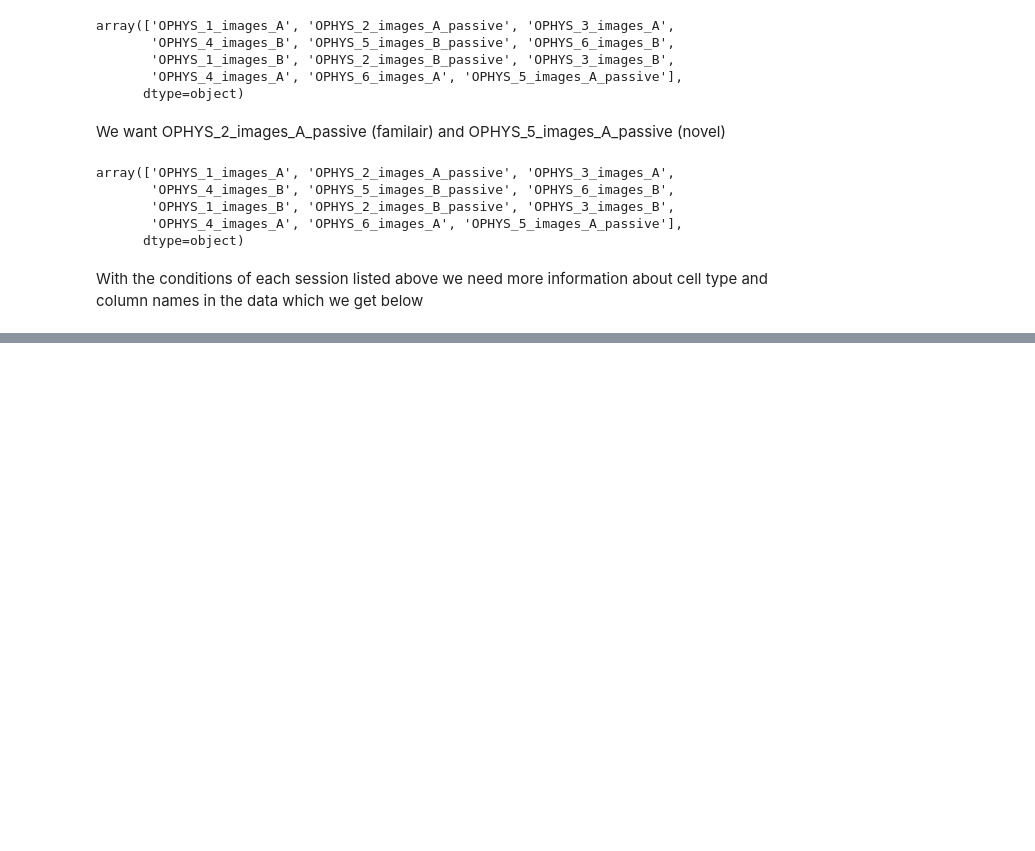
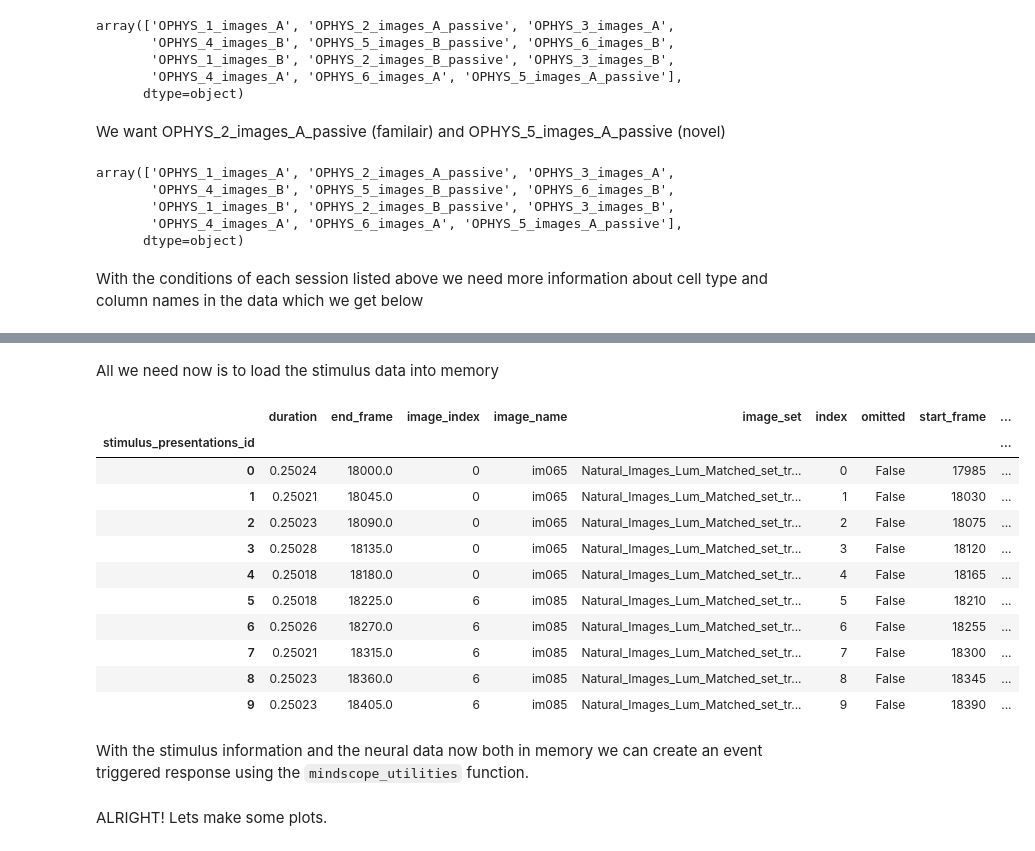
Before and after one commit to michellemtf/NeuromatchProject, a Jupyter notebook: DataForPlasticityProject.ipynb, the cells around one changed output, grey strips where cells are left out. Cells and saved outputs as stored; diff of their text form; code cells hidden in the pictures; blank space fills up the shorter version.

```diff
--- a/DataForPlasticityProject.ipynb
+++ b/DataForPlasticityProject.ipynb
@@ -86,6 +78,6 @@ contains metadata describing imaging experiments (aka imaging planes). When meso
 
 **We show all three tables below**
 # %%
-session_table = cache.get_ophys_session_table()
-experiment_table = cache.get_ophys_experiment_table()
+ophys_session_table = cache.get_ophys_session_table()
+ophys_experiment_table = cache.get_ophys_experiment_table()
 # %% [markdown]
@@ -268,0 +146,18 @@ NOTE TO SELF we have loaded the data, the stimulus info and have the cell ids we
+# %%
+# Active vs passive
+ind_passive = (ophys_experiment_table.session_type.str.contains(session_type['familiar_pasive'][0]) |
+               ophys_experiment_table.session_type.str.contains(session_type['novel_pasive'][0])    |
+               ophys_experiment_table.session_type.str.contains(session_type['novel_pasive'][1]))
+ind_passive[ind_passive==False] = 'active'
+ind_passive[ind_passive==True]  = 'pasive'
+ophys_experiment_table['behavior_condition'] = ind_passive
+
+# Familiar vs novel
+fam = session_type['familiar_active'] + session_type['familiar_pasive']
+
+i_fam = pd.Series([False]*ophys_experiment_table.shape[0])
+for f in fam:
+  i_fam = (i_fam | ophys_experiment_table.session_type.str.contains(f))
+i_fam[i_fam==True]  = 'familiar'
+i_fam[i_fam==False] = 'novel'
+ophys_experiment_table['experimental_condition'] = i_fam
@@ -268,0 +192,6 @@ NOTE TO SELF we have loaded the data, the stimulus info and have the cell ids we
+# %%
+ exper_famil = ophys_experiment_table.query('cre_line == "Vip-IRES-Cre" and behavior_condition == "active" and experimental_condition == "familiar" and ophys_container_id == @id_contain')
+ exper_novel = ophys_experiment_table.query('cre_line == "Vip-IRES-Cre" and behavior_condition == "active" and experimental_condition == "novel" and ophys_container_id == @id_contain')
+
+ exper_famil.head()
+#  exper_novel.head()
@@ -268,0 +302,23 @@ NOTE TO SELF we have loaded the data, the stimulus info and have the cell ids we
+# %% [markdown]
+All we need now is to load the stimulus data into memory
+# %%
+fam_stimulus_table = fam_experiment.stimulus_presentations
+nov_stimulus_table = nov_experiment.stimulus_presentations
+
+fam_stimulus_table.head(10)
+# nov_stimulus_table.head(10)
+# %% [output]
+|  | duration | end_frame | image_index | image_name | image_set | index | omitted | start_frame | ... |
+| stimulus_presentations_id |  |  |  |  |  |  |  |  | ... |
+| 0 | 0.25024 | 18000.0 | 0 | im065 | Natural_Images_Lum_Matched_set_tr... | 0 | False | 17985 | ... |
+| 1 | 0.25021 | 18045.0 | 0 | im065 | Natural_Images_Lum_Matched_set_tr... | 1 | False | 18030 | ... |
+| 2 | 0.25023 | 18090.0 | 0 | im065 | Natural_Images_Lum_Matched_set_tr... | 2 | False | 18075 | ... |
+| 3 | 0.25028 | 18135.0 | 0 | im065 | Natural_Images_Lum_Matched_set_tr... | 3 | False | 18120 | ... |
+| 4 | 0.25018 | 18180.0 | 0 | im065 | Natural_Images_Lum_Matched_set_tr... | 4 | False | 18165 | ... |
+| 5 | 0.25018 | 18225.0 | 6 | im085 | Natural_Images_Lum_Matched_set_tr... | 5 | False | 18210 | ... |
+| 6 | 0.25026 | 18270.0 | 6 | im085 | Natural_Images_Lum_Matched_set_tr... | 6 | False | 18255 | ... |
+| 7 | 0.25021 | 18315.0 | 6 | im085 | Natural_Images_Lum_Matched_set_tr... | 7 | False | 18300 | ... |
+| 8 | 0.25023 | 18360.0 | 6 | im085 | Natural_Images_Lum_Matched_set_tr... | 8 | False | 18345 | ... |
+| 9 | 0.25023 | 18405.0 | 6 | im085 | Natural_Images_Lum_Matched_set_tr... | 9 | False | 18390 | ... |
+# %% [markdown]
+With the stimulus information and the neural data now both in memory we can create an event triggered response using the `mindscope_utilities` function.
@@ -268,0 +344,2 @@ NOTE TO SELF we have loaded the data, the stimulus info and have the cell ids we
+# %% [markdown]
+ALRIGHT! Lets make some plots.
```
Also changed, not shown: parts of 39 cells of this notebook.
